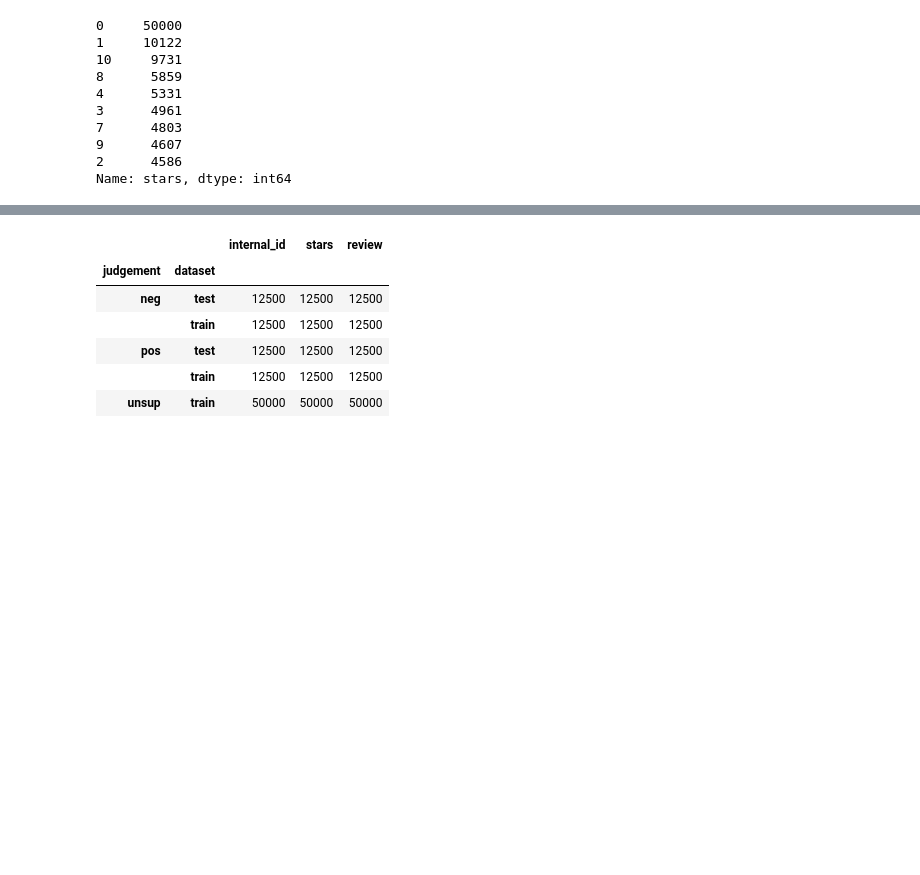
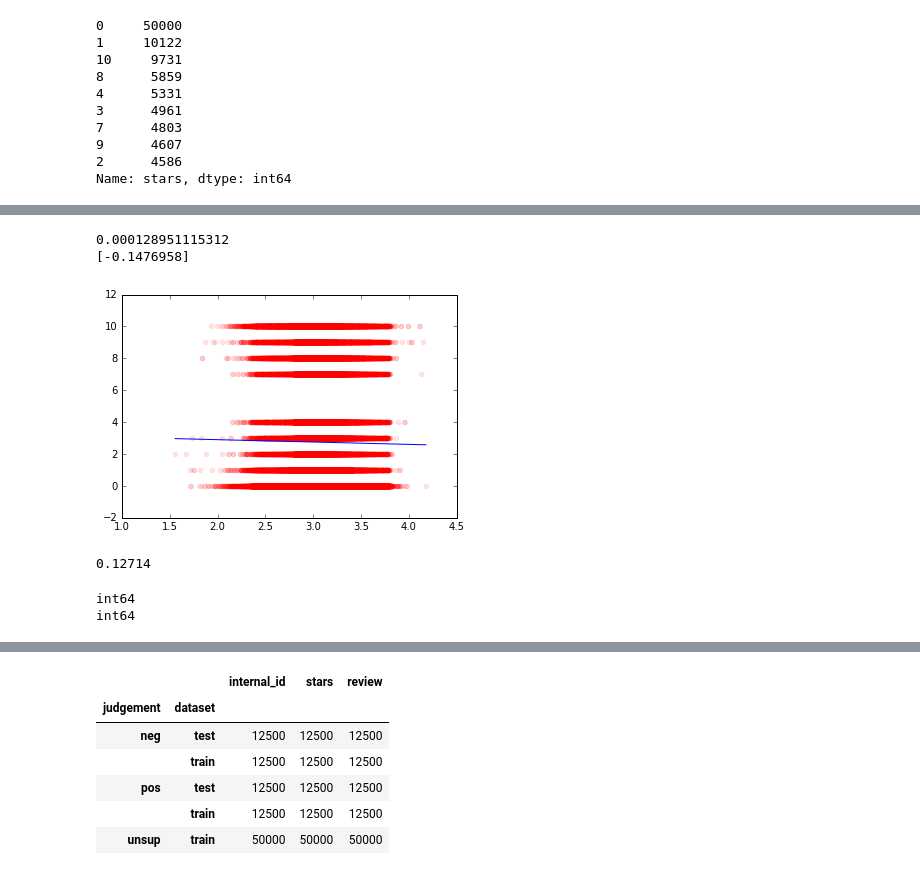
Before and after one commit to DSLituiev/course_pandas_sklearn, a Jupyter notebook: src/imdb_sandbox.ipynb, the cells around one changed output, grey strips where cells are left out. Drawn from its saved outputs; the diff is of its cells as text; code cells hidden in the pictures; blank space fills up the shorter version.

```diff
--- a/src/imdb_sandbox.ipynb
+++ b/src/imdb_sandbox.ipynb
@@ -124,0 +348,18 @@ Name: stars, dtype: int64
+# %%
+from sklearn import linear_model
+X = alldatadf["review_log_len"].as_matrix().reshape(-1, 1)
+y = alldatadf["stars"]
+mo = linear_model.LinearRegression()
+mo.fit(X, y)
+print(mo.score(X, y))
+print(mo.coef_)
+# %% [output]
+0.000128951115312
+[-0.1476958]
+# %%
+plt.scatter(X,y, color = (1,0,0,.1))
+x_ = np.r_[min(X), max(X)]
+plt.plot(x_, mo.intercept_ + mo.coef_*x_, "b-")
+pass
+# %% [output]
+[figure, added]
@@ -124,0 +368,10 @@ Name: stars, dtype: int64
+# %%
+goodbad = pd.concat([alldatadf["review"].map(lambda x : "good" in x),
+           alldatadf["review"].map(lambda x : "bad" in x)],
+          keys = ["good", "bad"],
+         join="inner",
+        axis=1)
+
+goodbad.all(axis=1).sum() / goodbad.shape[0]
+# %% [output]
+0.12714
@@ -124,0 +380,7 @@ Name: stars, dtype: int64
+# %%
+print(alldatadf["stars"].dtype)
+alldatadf["stars"] = alldatadf["stars"].astype(int)
+print(alldatadf["stars"].dtype)
+# %% [output]
+int64
+int64
```
Also changed, not shown: parts of 58 cells of this notebook.
